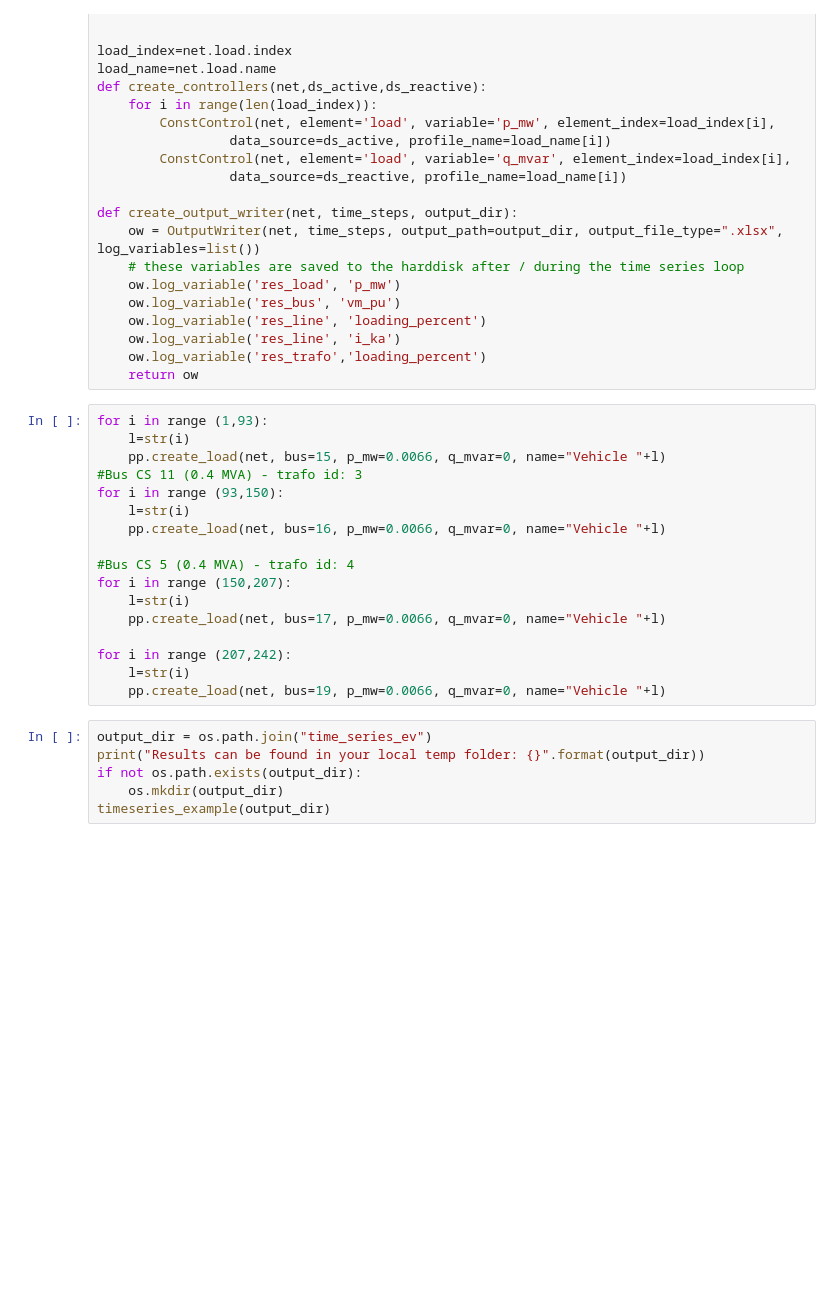
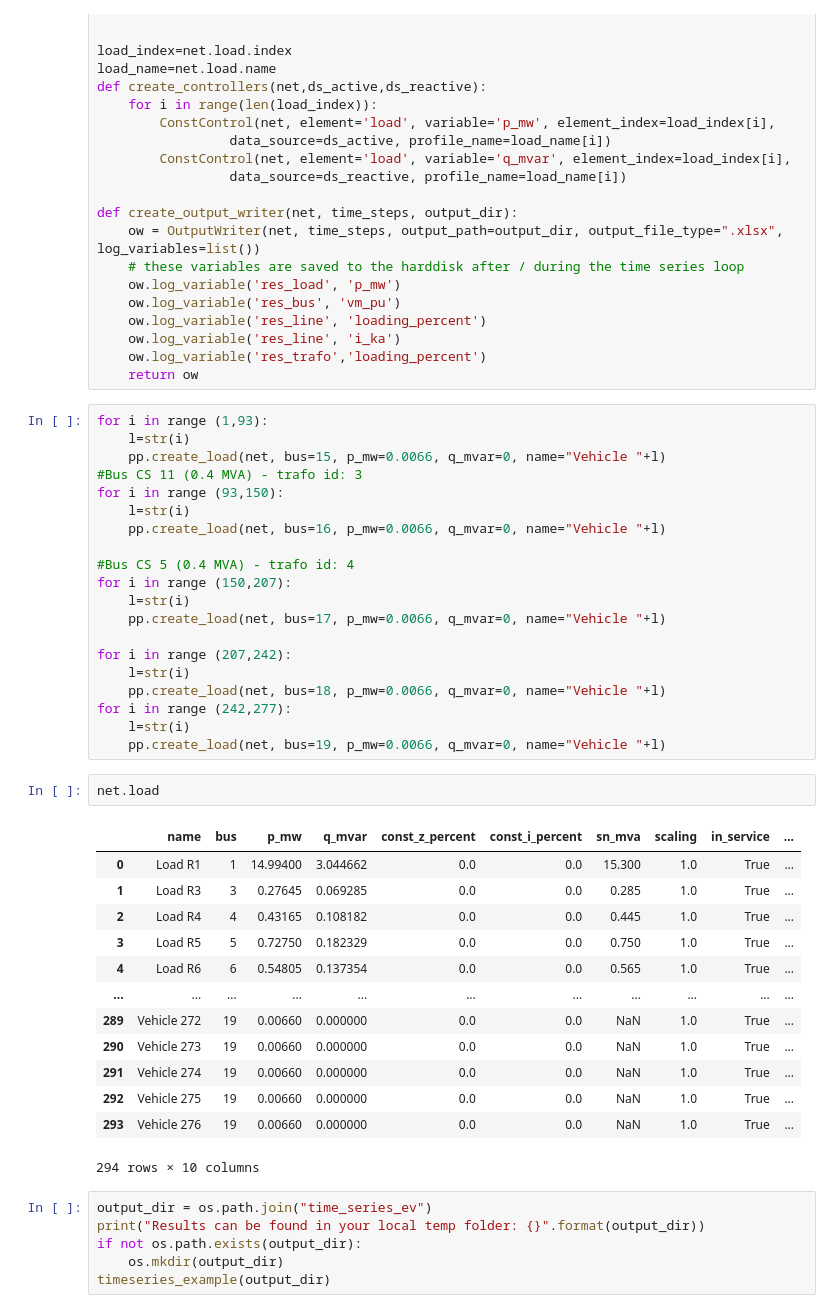
Before and after one commit to DanielProjectsa/OptimizationProject, a Jupyter notebook: step_3.3_new.ipynb, the cells around one changed output. Drawn from its saved outputs; the diff is of its cells as text; blank space fills up the shorter version.

```diff
--- a/step_3.3_new.ipynb
+++ b/step_3.3_new.ipynb
@@ -119,7 +107,26 @@ for i in range (150,207):
 
 for i in range (207,242):
     l=str(i)
+    pp.create_load(net, bus=18, p_mw=0.0066, q_mvar=0, name="Vehicle "+l)
+for i in range (242,277):
+    l=str(i)
     pp.create_load(net, bus=19, p_mw=0.0066, q_mvar=0, name="Vehicle "+l)
+# %%
+net.load
+# %% [output]
+|  | name | bus | p_mw | q_mvar | const_z_percent | const_i_percent | sn_mva | scaling | in_service | ... |
+| 0 | Load R1 | 1 | 14.99400 | 3.044662 | 0.0 | 0.0 | 15.300 | 1.0 | True | ... |
+| 1 | Load R3 | 3 | 0.27645 | 0.069285 | 0.0 | 0.0 | 0.285 | 1.0 | True | ... |
+| 2 | Load R4 | 4 | 0.43165 | 0.108182 | 0.0 | 0.0 | 0.445 | 1.0 | True | ... |
+| 3 | Load R5 | 5 | 0.72750 | 0.182329 | 0.0 | 0.0 | 0.750 | 1.0 | True | ... |
+| 4 | Load R6 | 6 | 0.54805 | 0.137354 | 0.0 | 0.0 | 0.565 | 1.0 | True | ... |
+| ... | ... | ... | ... | ... | ... | ... | ... | ... | ... | ... |
+| 289 | Vehicle 272 | 19 | 0.00660 | 0.000000 | 0.0 | 0.0 | NaN | 1.0 | True | ... |
+| 290 | Vehicle 273 | 19 | 0.00660 | 0.000000 | 0.0 | 0.0 | NaN | 1.0 | True | ... |
+| 291 | Vehicle 274 | 19 | 0.00660 | 0.000000 | 0.0 | 0.0 | NaN | 1.0 | True | ... |
+| 292 | Vehicle 275 | 19 | 0.00660 | 0.000000 | 0.0 | 0.0 | NaN | 1.0 | True | ... |
+| 293 | Vehicle 276 | 19 | 0.00660 | 0.000000 | 0.0 | 0.0 | NaN | 1.0 | True | ... |
+294 rows × 10 columns
 # %%
 output_dir = os.path.join("time_series_ev")
 print("Results can be found in your local temp folder: {}".format(output_dir))
```
Also changed, not shown: parts of 5 cells of this notebook.
